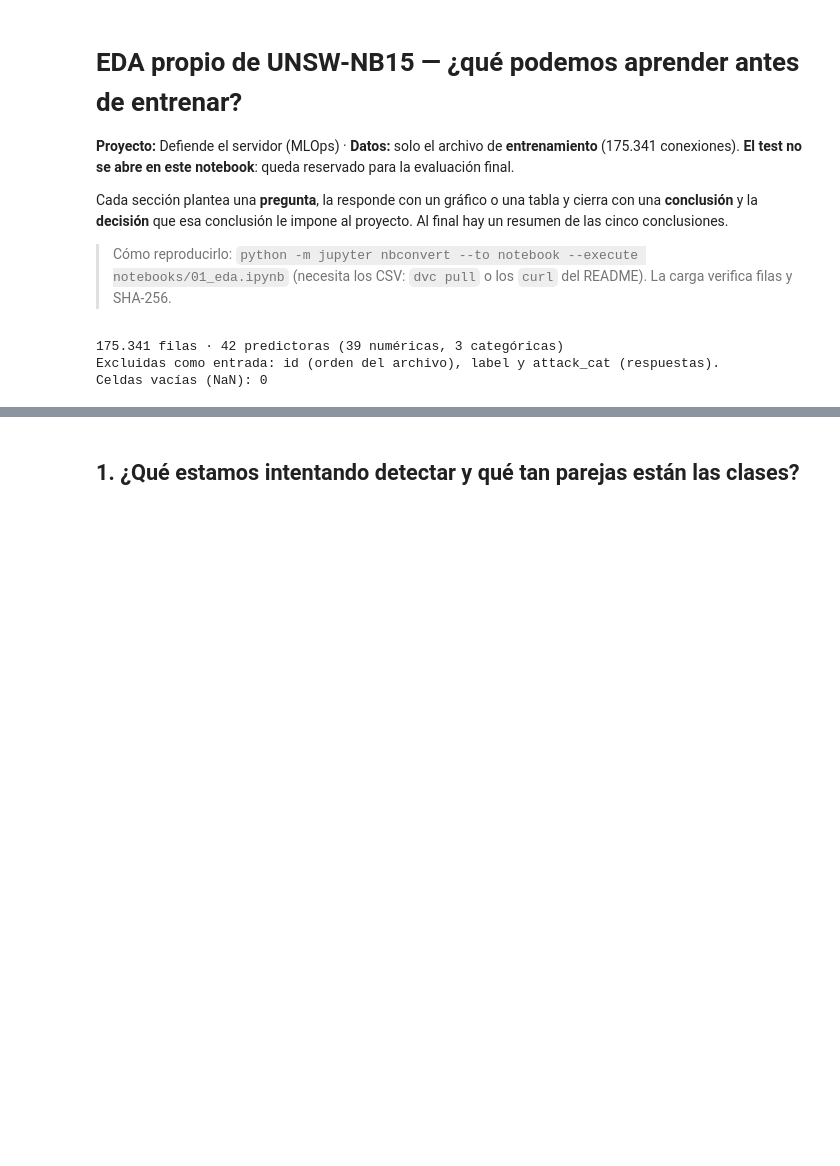
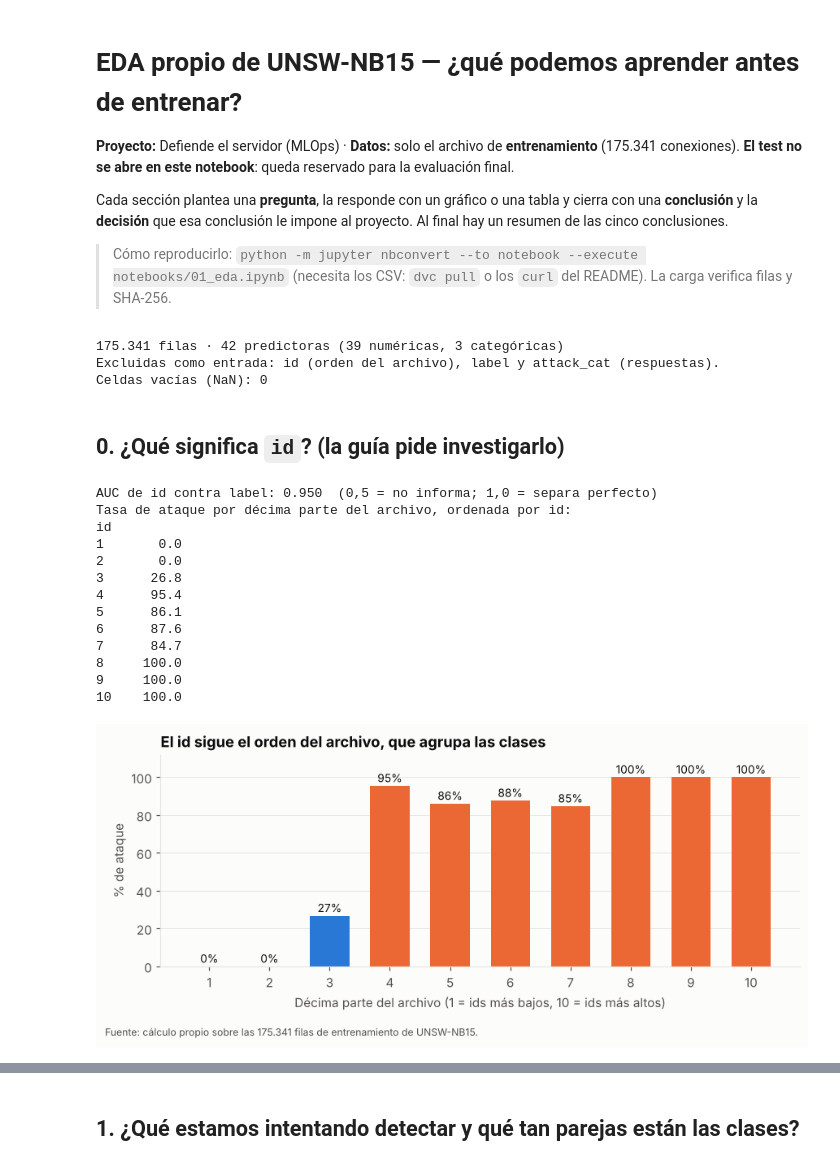
Before and after one commit to davidbrinez30/defiende-el-servidor-unsw-nb15, a Jupyter notebook: notebooks/01_eda.ipynb, the cells around one changed output, grey strips where cells are left out. Cells and saved outputs as stored; diff of their text form; code cells hidden in the pictures; blank space fills up the shorter version.

```diff
--- a/notebooks/01_eda.ipynb
+++ b/notebooks/01_eda.ipynb
@@ -48,3 +48,36 @@ print("Celdas vacías (NaN):", int(df[FEATS].isna().sum().sum()))
 175.341 filas · 42 predictoras (39 numéricas, 3 categóricas)
 Excluidas como entrada: id (orden del archivo), label y attack_cat (respuestas).
 Celdas vacías (NaN): 0
+# %% [markdown]
+## 0. ¿Qué significa `id`? (la guía pide investigarlo)
+# %%
+a = roc_auc_score(y, df["id"]); a = max(a, 1 - a)
+dec = pd.qcut(df["id"], 10, labels=[f"{i}" for i in range(1, 11)])
+tasa_dec = y.groupby(dec, observed=True).mean() * 100
+print(f"AUC de id contra label: {a:.3f}  (0,5 = no informa; 1,0 = separa perfecto)")
+print("Tasa de ataque por décima parte del archivo, ordenada por id:")
+print(tasa_dec.round(1).to_string())
+
+fig, ax = plt.subplots(figsize=(8, 3.4))
+ax.bar(tasa_dec.index, tasa_dec.values, color=[NORMAL if v < 50 else ATAQUE for v in tasa_dec.values], width=0.65)
+for i, v in enumerate(tasa_dec.values):
+    ax.text(i, v + 2, f"{v:.0f}%", ha="center", fontsize=9)
+ax.set_ylim(0, 112); ax.set_xlabel("Décima parte del archivo (1 = ids más bajos, 10 = ids más altos)")
+ax.set_ylabel("% de ataque"); ax.set_title("El id sigue el orden del archivo, que agrupa las clases"); ax.grid(axis="x", visible=False)
+fig.text(0.01, -0.04, FUENTE, fontsize=8, color=SOFT)
+plt.tight_layout(); plt.show()
+# %% [output]
+AUC de id contra label: 0.950  (0,5 = no informa; 1,0 = separa perfecto)
+Tasa de ataque por décima parte del archivo, ordenada por id:
+id
+1       0.0
+2       0.0
+3      26.8
+4      95.4
+5      86.1
+6      87.6
+7      84.7
+8     100.0
+9     100.0
+10    100.0
+[figure, added]
```
Also changed, not shown: parts of 1 cell of this notebook, 1 other file.
